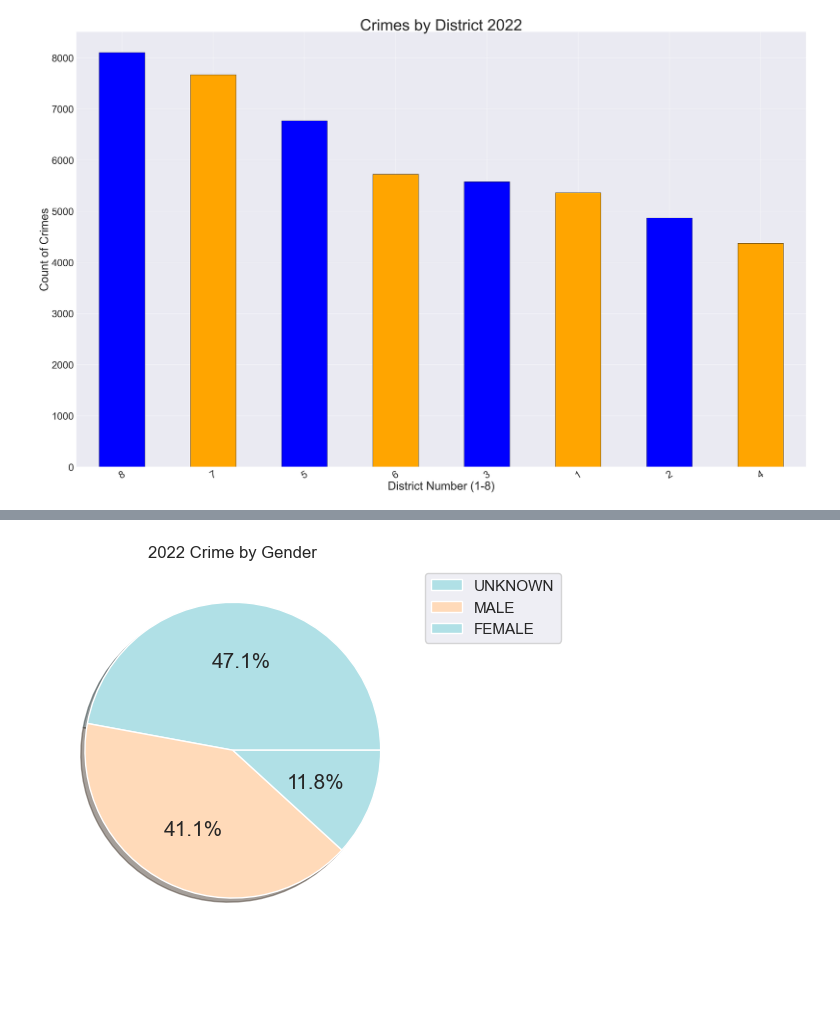
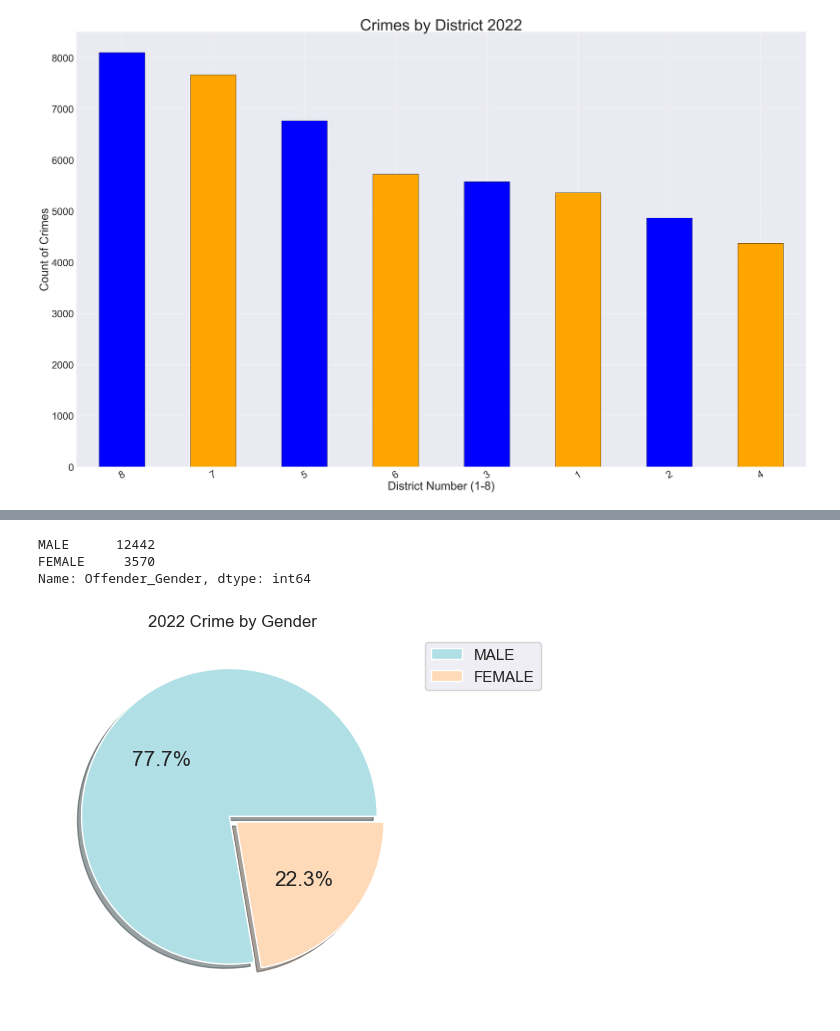
Before and after one commit to todd-petruska/Group_Project_1, a Jupyter notebook: crime_2022_final.ipynb, the cells around one changed output, grey strips where cells are left out. Saved outputs shown, nothing was run; the diff lists cells and outputs as text; code cells hidden in the pictures; blank space fills up the shorter version.

```diff
--- a/crime_2022_final.ipynb
+++ b/crime_2022_final.ipynb
@@ -328,3 +328,7 @@ plt.savefig("output_data/2022_district.png")
 #plt.title("2022 Crime by Gender", fontsize=20)
 # Save the figure
 #plt.savefig("output_data/2018_gender.png")
+# %%
+# Dropping miscellaneous from gender
+data_gender = reduced_crime_df[reduced_crime_df["Offender_Gender"].str.contains("UNKNOWN") == False]
+data_gender.head()
@@ -331,12 +342,19 @@ plt.savefig("output_data/2022_district.png")
+# %%
+filtered_gender = data_gender["Offender_Gender"].value_counts()
+filtered_gender
+# %% [output]
+MALE      12442
+FEMALE     3570
+Name: Offender_Gender, dtype: int64
 # %%
 colors = ["#B0E0E6","#FFDAB9", "#B0E0E6","#FFDAB9"]
-data = reduced_crime_df["Offender_Gender"].value_counts()
-ax = data.plot(kind="pie", autopct='%1.1f%%', shadow=True, colors=colors, legend=True, title="2022 Crime by Gender", fontsize=15, ylabel='', labeldistance=None)
+data = data_gender["Offender_Gender"].value_counts()
+ax = data.plot(kind="pie", autopct='%1.1f%%', shadow=True, colors=colors, legend=True, explode=[0.03, 0.03], title="2022 Crime by Gender", fontsize=15, ylabel='', labeldistance=None)
 ax.legend(bbox_to_anchor=(1, 1), loc='upper left')
 plt.savefig("output_data/2022_gender.png")
 plt.show()
 # %% [output]
-[figure, old version]
+[figure, new version]
 # %%
 #reduced_crime_df.groupby("District")["Signal_Description"].count().sort_values(ascending=False)
 #reduced_crime_df.groupby("Signal_Description")["District"].count().sort_values(ascending=True)
```
Also changed, not shown: parts of 1 cell of this notebook, 15 other files.
